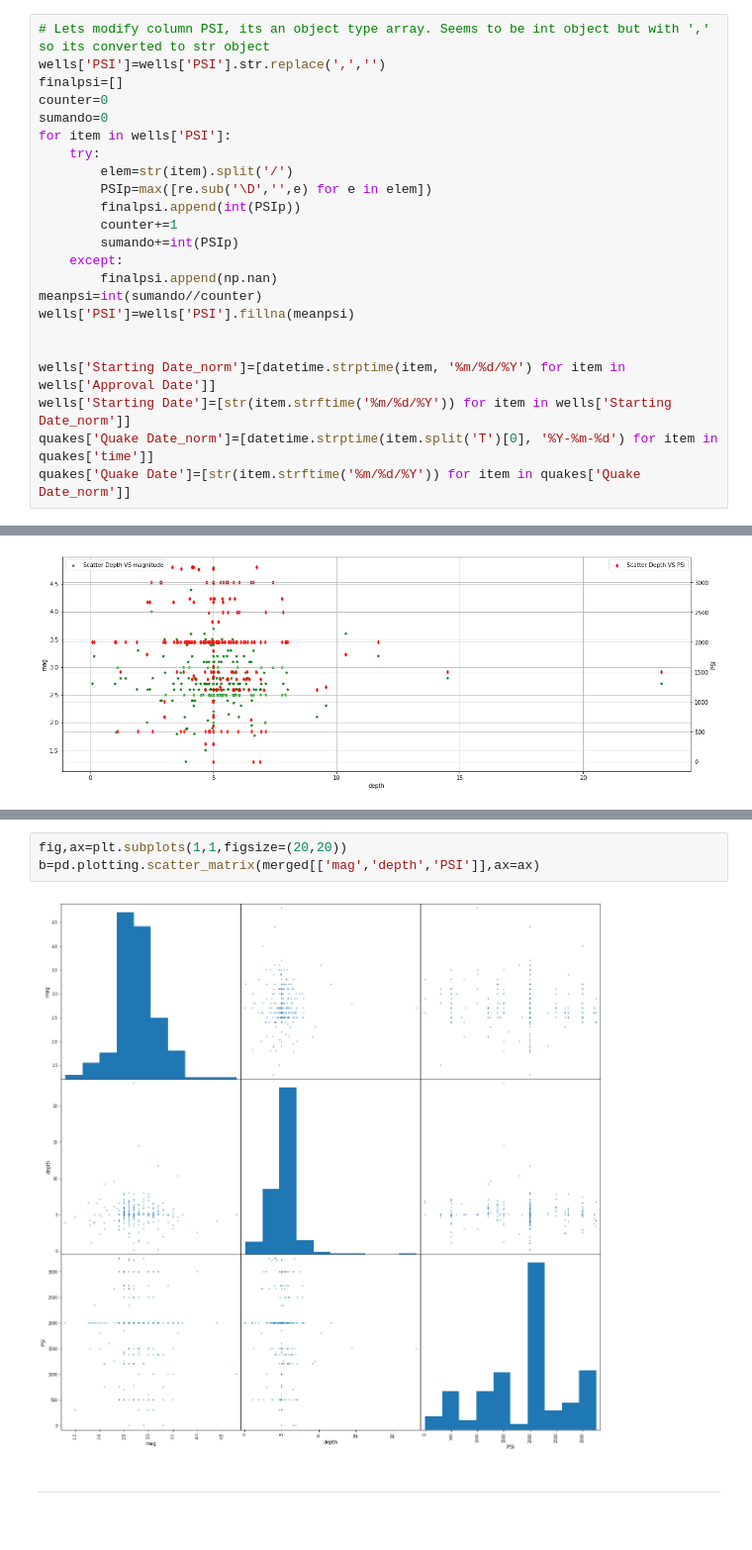
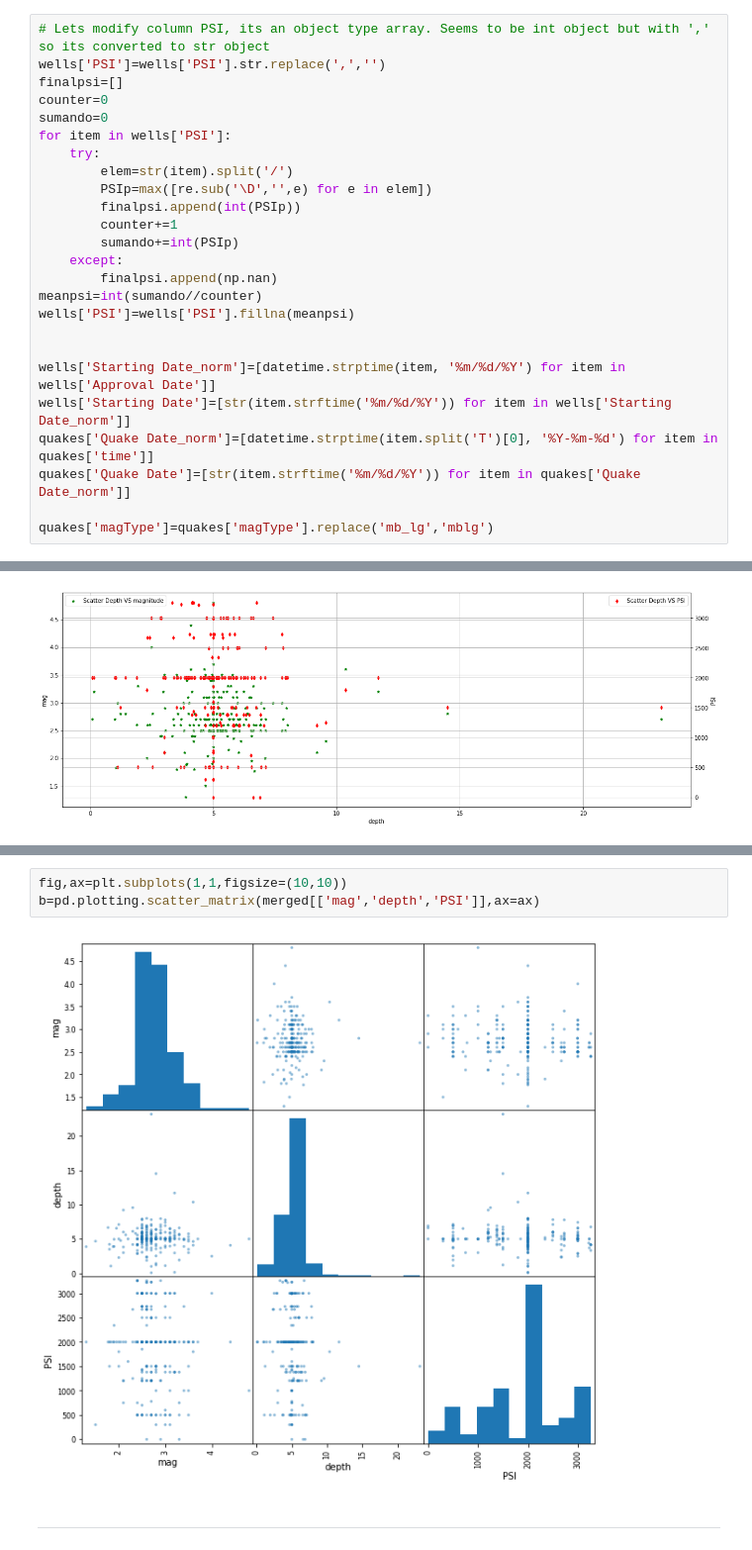
Before and after one commit to ironhack-datalabs/mad-oct-2018, a Jupyter notebook: module-2/visualizing-real-world-data/your-code/Oklahoma Quakes - Real world data Project.ipynb, the cells around one changed output, grey strips where cells are left out. Shown at 99% size. Cells and saved outputs as stored; diff of their text form.

```diff
--- a/module-2/visualizing-real-world-data/your-code/Oklahoma Quakes - Real world data Project.ipynb
+++ b/module-2/visualizing-real-world-data/your-code/Oklahoma Quakes - Real world data Project.ipynb
@@ -188,6 +188,8 @@ wells['Starting Date_norm']=[datetime.strptime(item, '%m/%d/%Y') for item in wel
 wells['Starting Date']=[str(item.strftime('%m/%d/%Y')) for item in wells['Starting Date_norm']]
 quakes['Quake Date_norm']=[datetime.strptime(item.split('T')[0], '%Y-%m-%d') for item in quakes['time']]
 quakes['Quake Date']=[str(item.strftime('%m/%d/%Y')) for item in quakes['Quake Date_norm']]
+
+quakes['magType']=quakes['magType'].replace('mb_lg','mblg')
 # %% [markdown]
 # Step 2. Sortig files by Date Attribute. Then reorder dates
 # %%
@@ -398,7 +403,7 @@ g = sns.catplot(x="mag", y="depth", hue="magType", data=merged,height=10, aspect
 # %%
-fig,ax=plt.subplots(1,1,figsize=(20,20))
+fig,ax=plt.subplots(1,1,figsize=(10,10))
 b=pd.plotting.scatter_matrix(merged[['mag','depth','PSI']],ax=ax)
 # %% [output]
-[figure, old version]
+[figure, new version]
 # %% [markdown]
 ___
```
Also changed, not shown: parts of 8 cells of this notebook.
